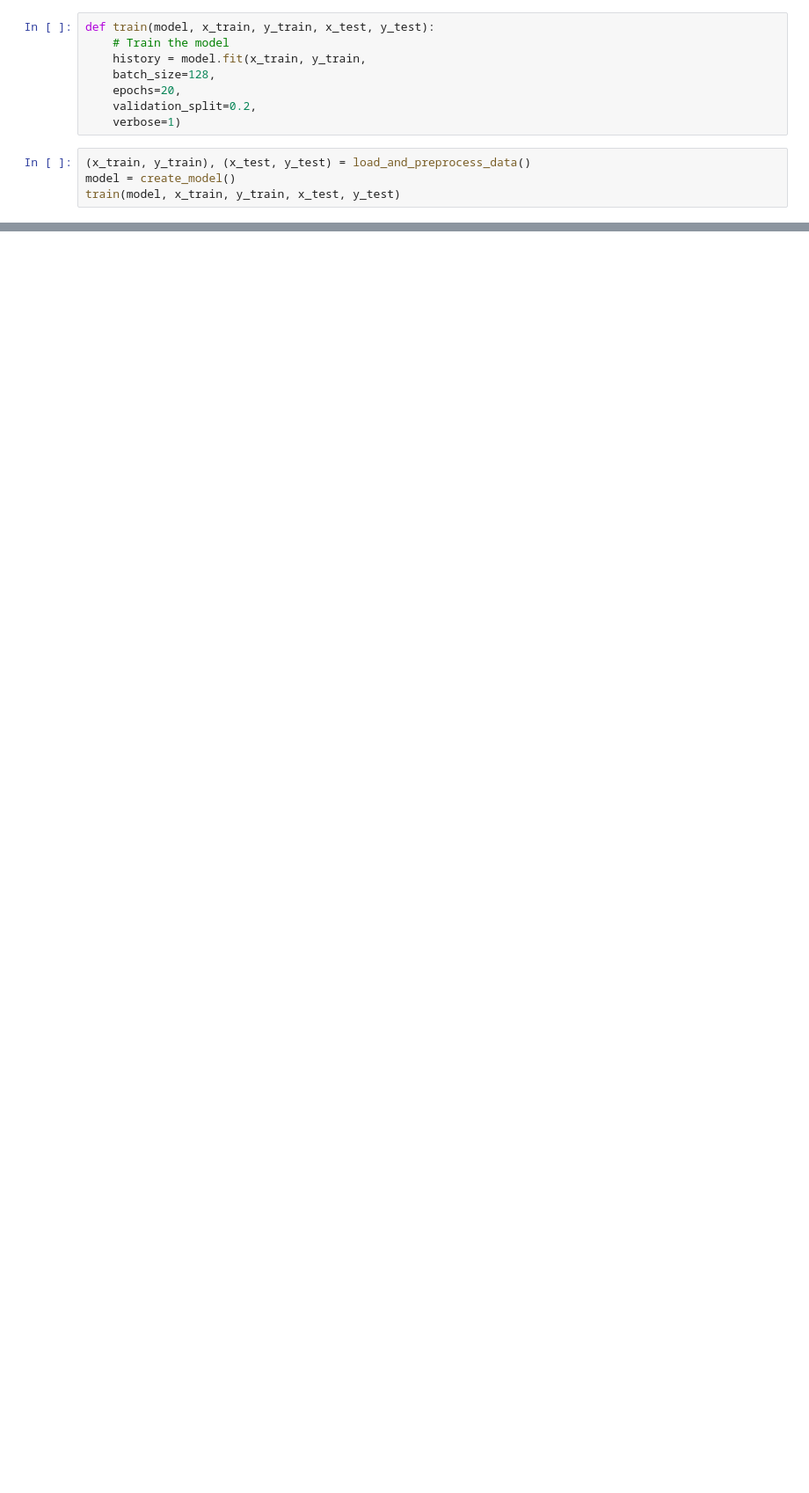
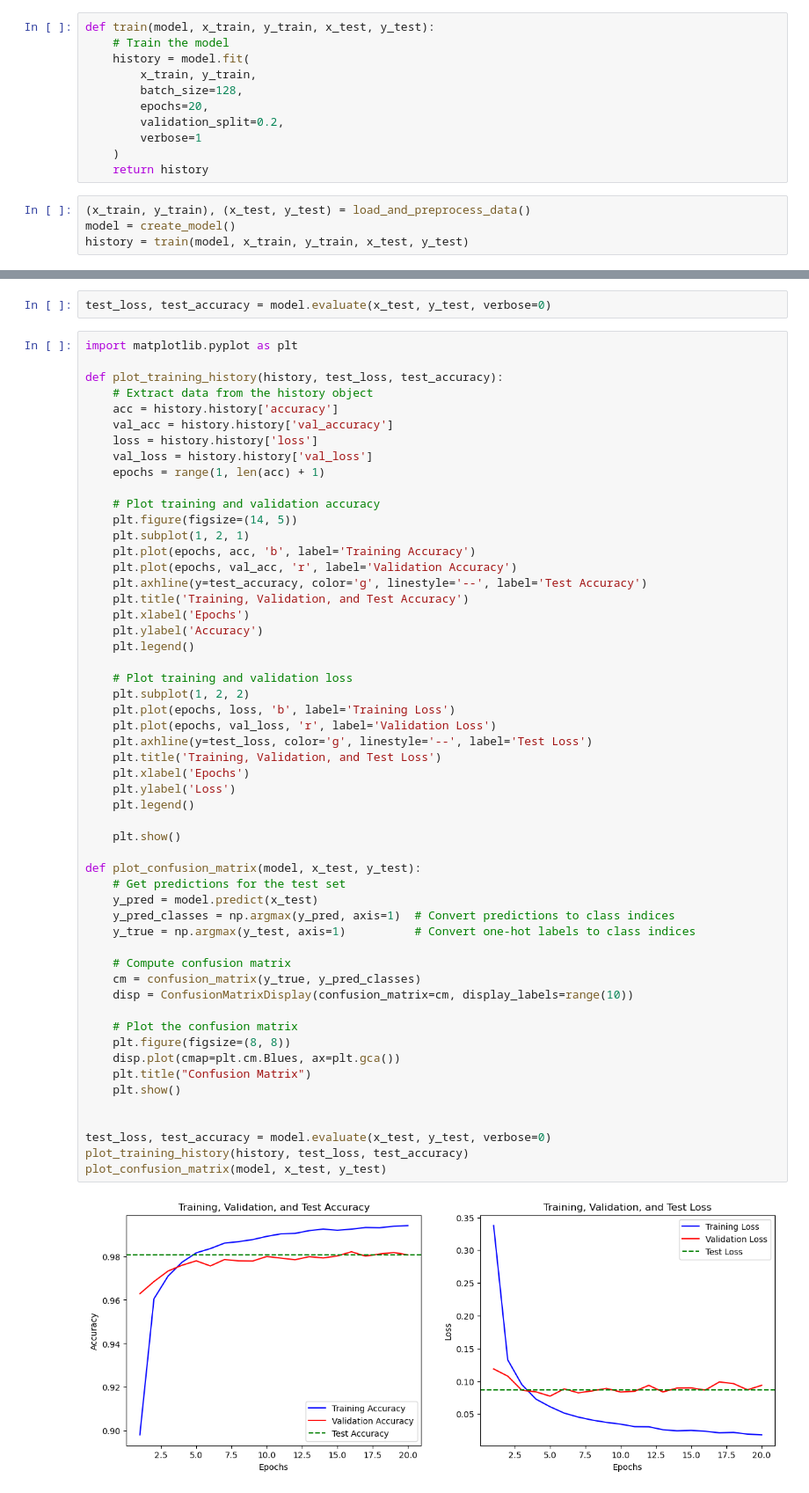
Before and after one commit to mailanbazhagan/MLP_SKL_TF_W4, a Jupyter notebook: week4.ipynb, the cells around one changed output, grey strips where cells are left out. Shown at 88% size. Cells and saved outputs as stored; diff of their text form; blank space fills up the shorter version.

```diff
--- a/week4.ipynb
+++ b/week4.ipynb
@@ -32,13 +35,16 @@ def create_model():
 # %%
 def train(model, x_train, y_train, x_test, y_test):
     # Train the model
-    history = model.fit(x_train, y_train,
-    batch_size=128,
-    epochs=20,
-    validation_split=0.2,
-    verbose=1)
+    history = model.fit(
+        x_train, y_train,
+        batch_size=128,
+        epochs=20,
+        validation_split=0.2,
+        verbose=1
+    )
+    return history
 # %%
 (x_train, y_train), (x_test, y_test) = load_and_preprocess_data()
 model = create_model()
-train(model, x_train, y_train, x_test, y_test)
+history = train(model, x_train, y_train, x_test, y_test)
 # %% [output]
@@ -64,0 +69,58 @@ Epoch 20/20
+# %%
+test_loss, test_accuracy = model.evaluate(x_test, y_test, verbose=0)
+# %%
+import matplotlib.pyplot as plt
+
+def plot_training_history(history, test_loss, test_accuracy):
+    # Extract data from the history object
+    acc = history.history['accuracy']
+    val_acc = history.history['val_accuracy']
+    loss = history.history['loss']
+    val_loss = history.history['val_loss']
+    epochs = range(1, len(acc) + 1)
+
+    # Plot training and validation accuracy
+    plt.figure(figsize=(14, 5))
+    plt.subplot(1, 2, 1)
+    plt.plot(epochs, acc, 'b', label='Training Accuracy')
+    plt.plot(epochs, val_acc, 'r', label='Validation Accuracy')
+    plt.axhline(y=test_accuracy, color='g', linestyle='--', label='Test Accuracy')
+    plt.title('Training, Validation, and Test Accuracy')
+    plt.xlabel('Epochs')
+    plt.ylabel('Accuracy')
+    plt.legend()
+
+    # Plot training and validation loss
+    plt.subplot(1, 2, 2)
+    plt.plot(epochs, loss, 'b', label='Training Loss')
+    plt.plot(epochs, val_loss, 'r', label='Validation Loss')
+    plt.axhline(y=test_loss, color='g', linestyle='--', label='Test Loss')
+    plt.title('Training, Validation, and Test Loss')
+    plt.xlabel('Epochs')
+    plt.ylabel('Loss')
+    plt.legend()
+
+    plt.show()
+
+def plot_confusion_matrix(model, x_test, y_test):
+    # Get predictions for the test set
+    y_pred = model.predict(x_test)
+    y_pred_classes = np.argmax(y_pred, axis=1)  # Convert predictions to class indices
+    y_true = np.argmax(y_test, axis=1)          # Convert one-hot labels to class indices
+
+    # Compute confusion matrix
+    cm = confusion_matrix(y_true, y_pred_classes)
+    disp = ConfusionMatrixDisplay(confusion_matrix=cm, display_labels=range(10))
+
+    # Plot the confusion matrix
+    plt.figure(figsize=(8, 8))
+    disp.plot(cmap=plt.cm.Blues, ax=plt.gca())
+    plt.title("Confusion Matrix")
+    plt.show()
+
+
+test_loss, test_accuracy = model.evaluate(x_test, y_test, verbose=0)
+plot_training_history(history, test_loss, test_accuracy)
+plot_confusion_matrix(model, x_test, y_test)
+# %% [output]
+[figure, added]
```
Also changed, not shown: parts of 4 cells of this notebook.
